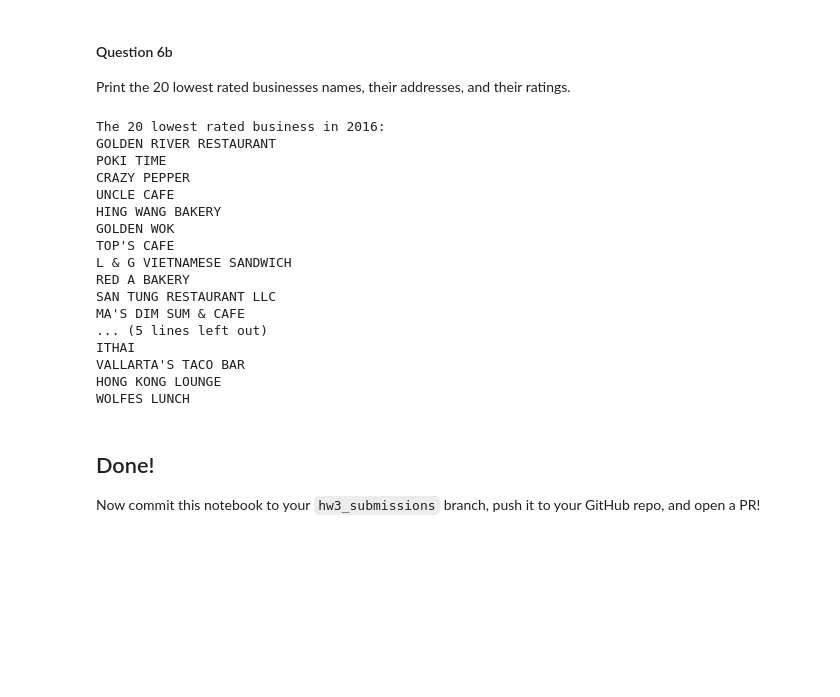
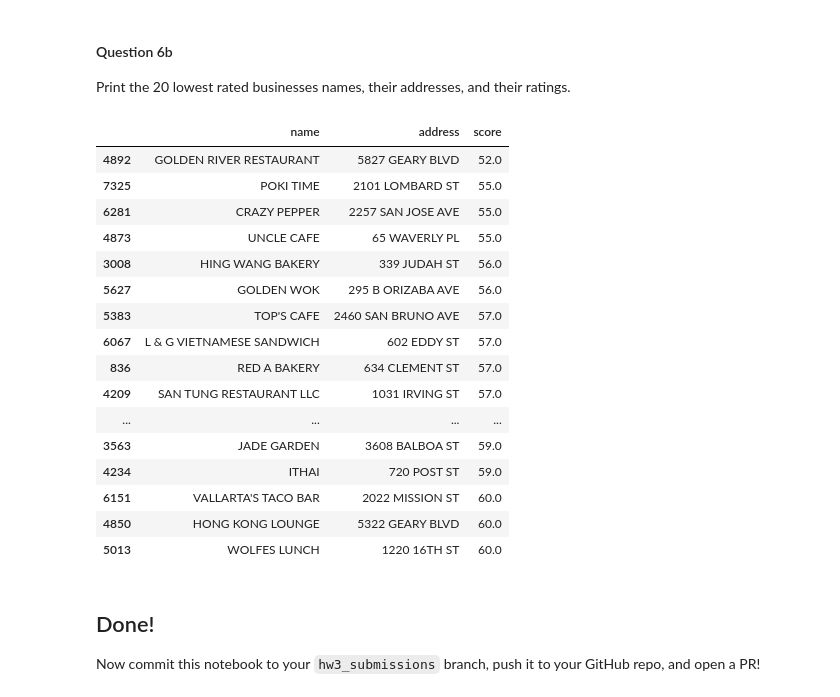
Before and after one commit to mxndrwgrdnr/CYPLAN255, a Jupyter notebook: assignments/assignment_3/assignment_3_Doreen_Gui.ipynb, the cells around one changed output. Drawn from its saved outputs; the diff is of its cells as text; code cells hidden in the pictures; blank space fills up the shorter version.

```diff
--- a/assignments/assignment_3/assignment_3_Doreen_Gui.ipynb
+++ b/assignments/assignment_3/assignment_3_Doreen_Gui.ipynb
@@ -369,29 +369,25 @@ merged.head()
 Print the 20 lowest rated businesses names, their addresses, and their ratings.
 # %%
 # the sort_value method will put NaN values in the end by default
-names = merged.sort_values('score', ascending=True).head(20)['name'].tolist()
-# print out the names
-print("The 20 lowest rated business in 2016:")
-for n in names:
-    print(n)
+merged.sort_values('score', ascending=True).head(20)[['name', 'address', 'score']]
 # %% [output]
-The 20 lowest rated business in 2016:
-GOLDEN RIVER RESTAURANT
-POKI TIME
-CRAZY PEPPER
-UNCLE CAFE
-HING WANG BAKERY
-GOLDEN WOK
-TOP'S CAFE
-L & G VIETNAMESE SANDWICH
-RED A BAKERY
-SAN TUNG RESTAURANT LLC
-MA'S DIM SUM & CAFE
-... (5 lines left out)
-ITHAI
-VALLARTA'S TACO BAR
-HONG KONG LOUNGE
-WOLFES LUNCH
+|  | name | address | score |
+| 4892 | GOLDEN RIVER RESTAURANT | 5827 GEARY BLVD | 52.0 |
+| 7325 | POKI TIME | 2101 LOMBARD ST | 55.0 |
+| 6281 | CRAZY PEPPER | 2257 SAN JOSE AVE | 55.0 |
+| 4873 | UNCLE CAFE | 65 WAVERLY PL | 55.0 |
+| 3008 | HING WANG BAKERY | 339 JUDAH ST | 56.0 |
+| 5627 | GOLDEN WOK | 295 B ORIZABA AVE | 56.0 |
+| 5383 | TOP'S CAFE | 2460 SAN BRUNO AVE | 57.0 |
+| 6067 | L & G VIETNAMESE SANDWICH | 602 EDDY ST | 57.0 |
+| 836 | RED A BAKERY | 634 CLEMENT ST | 57.0 |
+| 4209 | SAN TUNG RESTAURANT LLC | 1031 IRVING ST | 57.0 |
+| ... | ... | ... | ... |
+| 3563 | JADE GARDEN | 3608 BALBOA ST | 59.0 |
+| 4234 | ITHAI | 720 POST ST | 59.0 |
+| 6151 | VALLARTA'S TACO BAR | 2022 MISSION ST | 60.0 |
+| 4850 | HONG KONG LOUNGE | 5322 GEARY BLVD | 60.0 |
+| 5013 | WOLFES LUNCH | 1220 16TH ST | 60.0 |
 # %% [markdown]
 ## Done!
 
```
Also changed, not shown: parts of 2 cells of this notebook.
